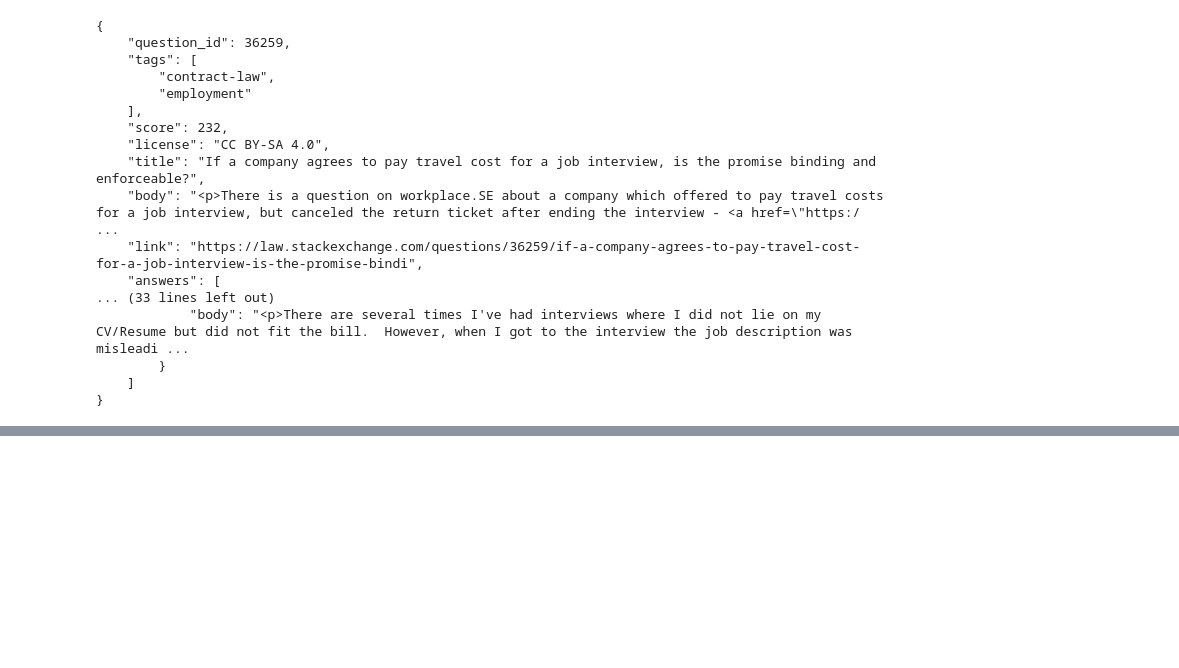
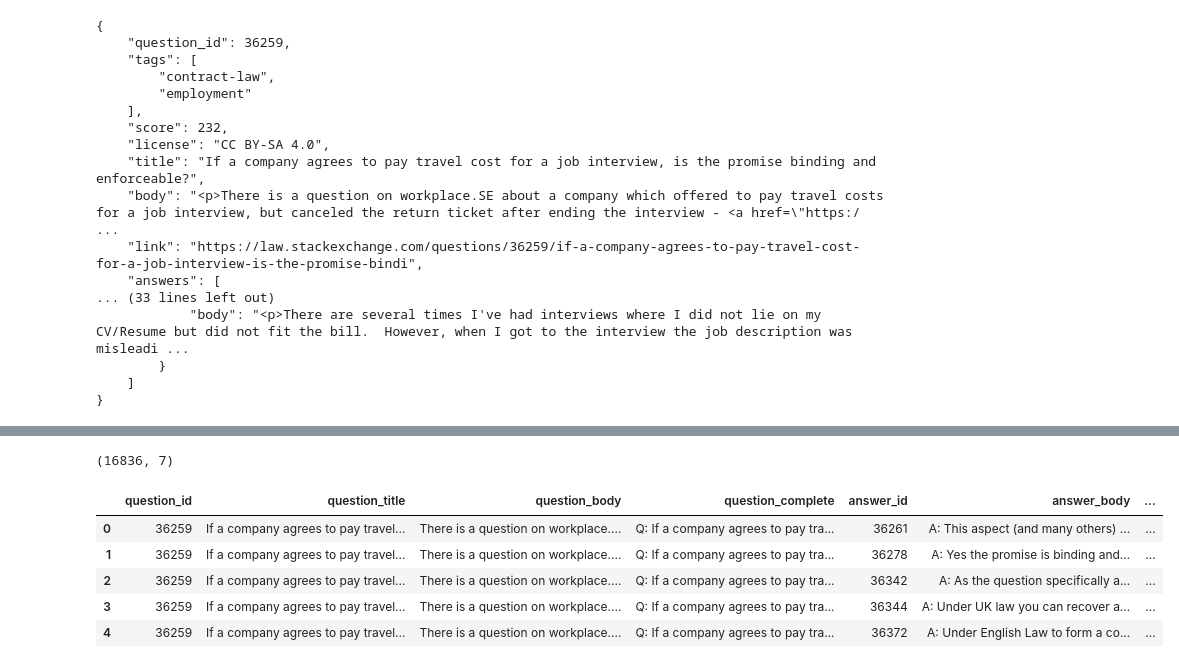
Before and after one commit to Krupique/ai-juris, a Jupyter notebook: notebooks/web-scrapping.ipynb, the cells around one changed output, grey strips where cells are left out. Cells and saved outputs as stored; diff of their text form; code cells hidden in the pictures; blank space fills up the shorter version.

Commit message:
feat: postprocessing the data

```diff
--- a/notebooks/web-scrapping.ipynb
+++ b/notebooks/web-scrapping.ipynb
@@ -243,0 +256,12 @@ print(json.dumps(questions_answers[0], indent=4))
+# %%
+list_questions = []
+
+for q in questions:
+    list_questions.append({
+        "question_id": q['question_id'],
+        "question_body": q['body']
+    })
+
+df_questions = pd.DataFrame(list_questions)
+
+df_questions.head()
@@ -243,0 +275,40 @@ print(json.dumps(questions_answers[0], indent=4))
+# %%
+def clean_text(text):
+    # Remove HTML tags
+    text = re.sub(r'<[^>]*>', '', text)
+    # Remove links (http, https, www)
+    text = re.sub(r'http[s]?://\S+|www\.\S+', '', text)
+    # Remove extra spaces
+    text = re.sub(r'\s+', ' ', text).strip()
+    return text
+
+list_questions_answers = []
+
+for q in questions_answers:
+
+    for a in q['answers']:
+        key = {
+            'question_id': q['question_id'],
+            'question_title': clean_text(q['title']),
+            'question_body': clean_text(q['body']),
+            'question_complete': 'Q: ' + clean_text(q['title']) + '. ' + clean_text(q['body']),
+            'answer_id': a['answer_id'],
+            'answer_score': a['score'],
+            'answer_body': 'A: ' + clean_text(a['body'])
+        }
+        list_questions_answers.append(key)
+
+df_qa = pd.DataFrame(list_questions_answers)
+df_qa['row_number_score'] = df_qa.groupby(['question_id', 'question_title'])['answer_score'].rank(method='first', ascending=False).astype(int)
+df_qa.drop(columns=['answer_score'], inplace=True)
+# %%
+display(df_qa.shape)
+display(df_qa.head())
+# %% [output]
+(16836, 7)
+|  | question_id | question_title | question_body | question_complete | answer_id | answer_body | ... |
+| 0 | 36259 | If a company agrees to pay travel... | There is a question on workplace.... | Q: If a company agrees to pay tra... | 36261 | A: This aspect (and many others) ... | ... |
+| 1 | 36259 | If a company agrees to pay travel... | There is a question on workplace.... | Q: If a company agrees to pay tra... | 36278 | A: Yes the promise is binding and... | ... |
+| 2 | 36259 | If a company agrees to pay travel... | There is a question on workplace.... | Q: If a company agrees to pay tra... | 36342 | A: As the question specifically a... | ... |
+| 3 | 36259 | If a company agrees to pay travel... | There is a question on workplace.... | Q: If a company agrees to pay tra... | 36344 | A: Under UK law you can recover a... | ... |
+| 4 | 36259 | If a company agrees to pay travel... | There is a question on workplace.... | Q: If a company agrees to pay tra... | 36372 | A: Under English Law to form a co... | ... |
```
Also changed, not shown: parts of 12 cells of this notebook.
